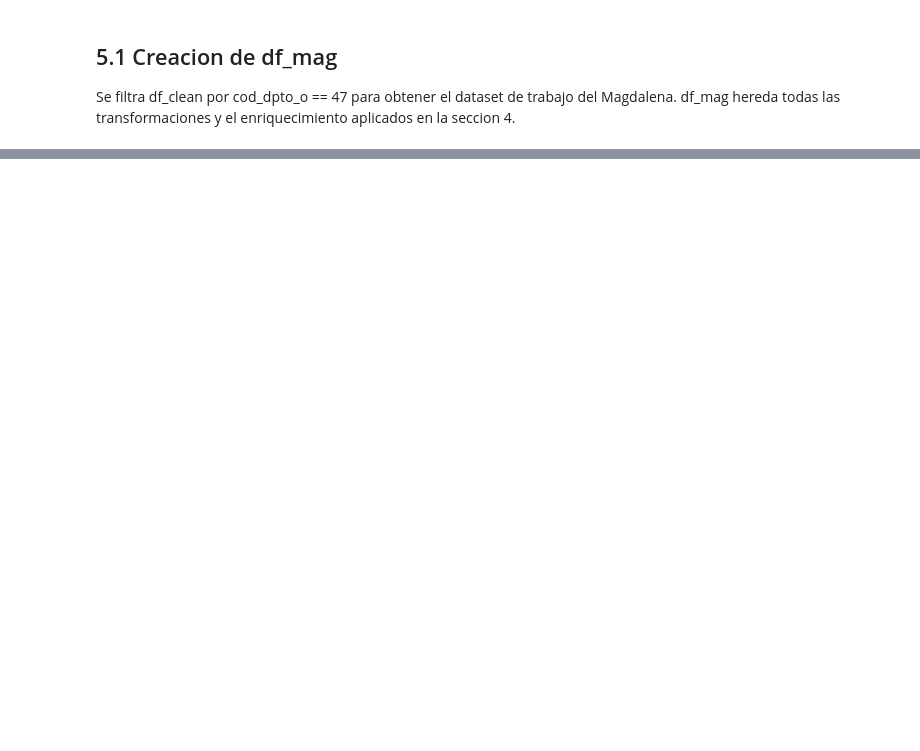
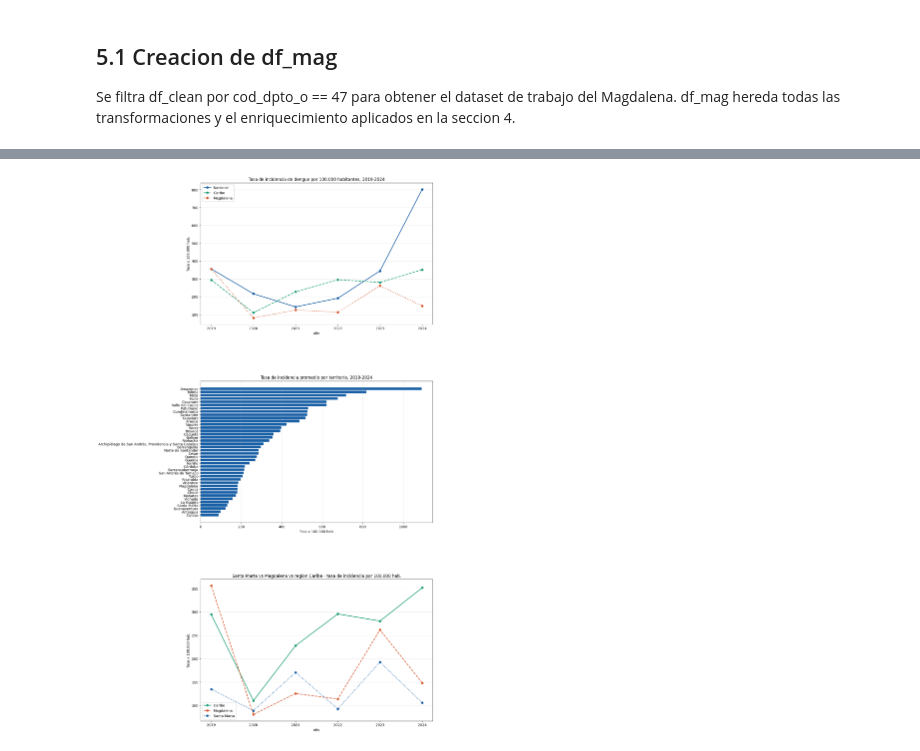
Before and after one commit to Edmh1/dengue-surveillance-magdalena, a Jupyter notebook: notebooks/eda_dengue_v4.ipynb, the cells around one changed output, grey strips where cells are left out. Saved outputs shown, nothing was run; the diff lists cells and outputs as text; code cells hidden in the pictures; blank space fills up the shorter version.

```diff
--- a/notebooks/eda_dengue_v4.ipynb
+++ b/notebooks/eda_dengue_v4.ipynb
@@ -1500,0 +1666,11 @@ Tasas de incidencia calculadas con denominadores poblacionales DANE. Esta seccio
+# %%
+incidencia_mun = casos_mun.merge(
+    denom_mun[["cod_dpto_o","cod_mun_completo", "ano", "tiene_urbano" ,"pob_denom", "poblacion_total", "poblacion_rural"]],
+    on=["cod_mun_completo", "ano"],
+    how="left"
+)
+incidencia_mun["tasa"] = incidencia_mun["casos"] / incidencia_mun["pob_denom"] * 100000
+
+print(incidencia_mun.head(10))
+print(f"\nNulos en tasa: {incidencia_mun['tasa'].isna().sum()}")
+incidencia_mun
@@ -1500,0 +1778,87 @@ Tasas de incidencia calculadas con denominadores poblacionales DANE. Esta seccio
+# %%
+# Agregaciones
+incidencia_nacional = (
+    incidencia_mun
+    .groupby("ano")
+    .agg(casos=("casos", "sum"), pob_denom=("pob_denom", "sum"))
+    .assign(tasa=lambda d: d["casos"] / d["pob_denom"] * 100000)
+    .reset_index()
+)
+
+DPTOS_CARIBE = [8, 13, 20, 23, 44, 47, 70, 88]
+TERRITORIOS_CARIBE = DPTOS_CARIBE + [8001, 13001, 44001, 47001]
+
+incidencia_caribe = (
+    incidencia_territorio_ano[incidencia_territorio_ano["cod_territorio"].isin(TERRITORIOS_CARIBE)]
+    .groupby("ano")
+    .agg(casos=("casos", "sum"), pob_denom=("pob_denom", "sum"))
+    .assign(tasa=lambda d: d["casos"] / d["pob_denom"] * 100000)
+    .reset_index()
+)
+
+incidencia_magdalena = (
+    incidencia_territorio_ano[incidencia_territorio_ano["cod_territorio"] == 47]
+    .groupby("ano")
+    .agg(casos=("casos", "sum"), pob_denom=("pob_denom", "sum"))
+    .assign(tasa=lambda d: d["casos"] / d["pob_denom"] * 100000)
+    .reset_index()
+)
+
+incidencia_santa_marta = (
+    incidencia_territorio_ano[incidencia_territorio_ano["cod_territorio"] == 47001]
+    .groupby("ano")
+    .agg(casos=("casos", "sum"), pob_denom=("pob_denom", "sum"))
+    .assign(tasa=lambda d: d["casos"] / d["pob_denom"] * 100000)
+    .reset_index()
+)
+
+incidencia_territorio_promedio = (
+    incidencia_territorio_ano
+    .groupby(["cod_territorio", "territorio"])
+    .agg(casos=("casos", "sum"), pob_denom=("pob_denom", "sum"))
+    .assign(tasa=lambda d: d["casos"] / d["pob_denom"] * 100000)
+    .reset_index()
+    .sort_values("tasa", ascending=True)
+)
+
+años = incidencia_nacional["ano"].tolist()
+
+fig = plt.figure(figsize=(12, 28))
+gs = fig.add_gridspec(3, 1, hspace=0.4)
+
+# Gráfica 1: Tendencia nacional, Caribe y Magdalena
+ax1 = fig.add_subplot(gs[0])
+ax1.plot(años, incidencia_nacional["tasa"], marker="o", label="Nacional", color="#185FA5", linewidth=2)
+ax1.plot(años, incidencia_caribe["tasa"], marker="o", label="Caribe", color="#1D9E75", linewidth=2, linestyle="--")
+ax1.plot(años, incidencia_magdalena["tasa"], marker="o", label="Magdalena", color="#D85A30", linewidth=2, linestyle=":")
+ax1.set_title("Tasa de incidencia de dengue por 100.000 habitantes, 2019-2024")
+ax1.set_xlabel("Año")
+ax1.set_ylabel("Tasa x 100.000 hab.")
+ax1.legend()
+ax1.grid(axis="y", alpha=0.3)
+
+# Gráfica 2: Tasa promedio por territorio
+ax2 = fig.add_subplot(gs[1])
+ax2.barh(incidencia_territorio_promedio["territorio"], incidencia_territorio_promedio["tasa"], color="#185FA5")
+ax2.set_title("Tasa de incidencia promedio por territorio, 2019-2024")
+ax2.set_xlabel("Tasa x 100.000 hab.")
+ax2.grid(axis="x", alpha=0.3)
+
+# Gráfica 3: Santa Marta vs Magdalena vs Caribe
+ax3 = fig.add_subplot(gs[2])
+x = range(len(años))
+ax3.plot(x, incidencia_caribe["tasa"], marker="o", label="Caribe", color="#1D9E75", linewidth=2)
+ax3.plot(x, incidencia_magdalena["tasa"], marker="o", label="Magdalena", color="#D85A30", linewidth=2, linestyle="--")
+ax3.plot(x, incidencia_santa_marta["tasa"], marker="o", label="Santa Marta", color="#185FA5", linewidth=2, linestyle=":")
+ax3.set_xticks(x)
+ax3.set_xticklabels(años)
+ax3.set_title("Santa Marta vs Magdalena vs region Caribe - tasa de incidencia por 100.000 hab.")
+ax3.set_xlabel("Año")
+ax3.set_ylabel("Tasa x 100.000 hab.")
+ax3.legend()
+ax3.grid(axis="y", alpha=0.3)
+
+plt.savefig(DIR_FIGURAS / "incidencia_nacional_caribe.png", dpi=150, bbox_inches="tight")
+plt.show()
+# %% [output]
+[figure, added]
```
Also changed, not shown: parts of 53 cells of this notebook.
